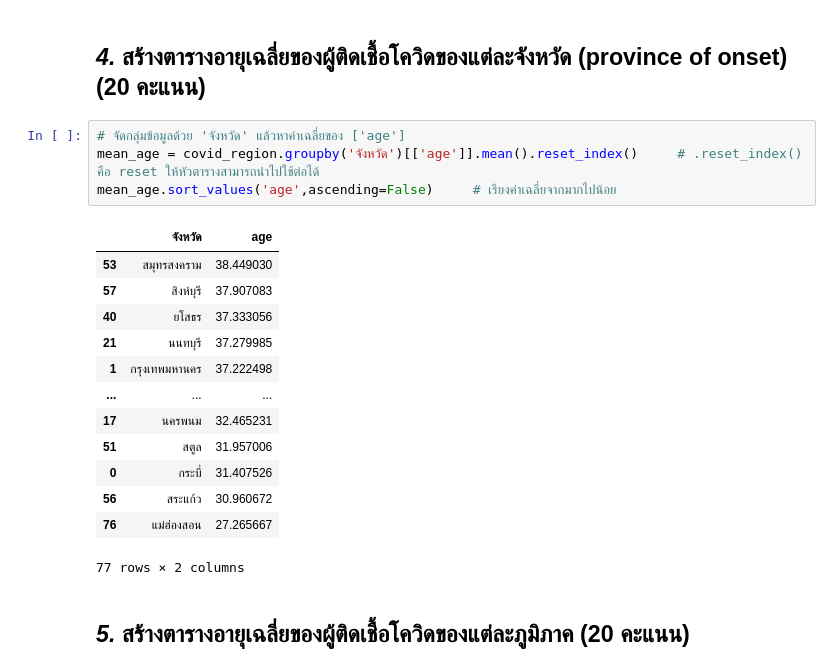
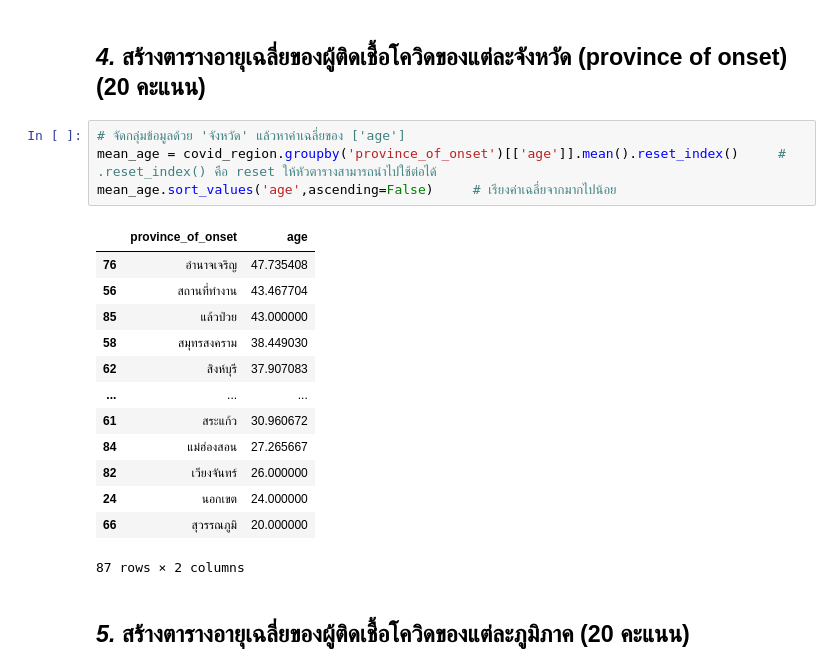
Before and after one commit to jittakorn-ch/data_viz_2022, a Jupyter notebook: BasicPython&DataViz_midterm2022.ipynb, the cells around one changed output. Cells and saved outputs as stored; diff of their text form.

```diff
--- a/BasicPython&DataViz_midterm2022.ipynb
+++ b/BasicPython&DataViz_midterm2022.ipynb
@@ -945,22 +945,22 @@ covid_region[covid_region['การท่องเที่ยว']=='ใต้
 ## *4.* สร้างตารางอายุเฉลี่ยของผู้ติดเชื้อโควิดของแต่ละจังหวัด (province of onset) (20 คะแนน)
 # %%
 # จัดกลุ่มข้อมูลด้วย 'จังหวัด' แล้วหาค่าเฉลี่ยของ ['age']
-mean_age = covid_region.groupby('จังหวัด')[['age']].mean().reset_index()     # .reset_index() คือ reset ให้หัวตารางสามารถนำไปใช้ต่อได้
+mean_age = covid_region.groupby('province_of_onset')[['age']].mean().reset_index()     # .reset_index() คือ reset ให้หัวตารางสามารถนำไปใช้ต่อได้
 mean_age.sort_values('age',ascending=False)     # เรียงค่าเฉลี่ยจากมากไปน้อย
 # %% [output]
-|  | จังหวัด | age |
-| 53 | สมุทรสงคราม | 38.449030 |
-| 57 | สิงห์บุรี | 37.907083 |
-| 40 | ยโสธร | 37.333056 |
-| 21 | นนทบุรี | 37.279985 |
-| 1 | กรุงเทพมหานคร | 37.222498 |
+|  | province_of_onset | age |
+| 76 | อํานาจเจริญ | 47.735408 |
+| 56 | สถานที่ทำงาน | 43.467704 |
+| 85 | แล้วป่วย | 43.000000 |
+| 58 | สมุทรสงคราม | 38.449030 |
+| 62 | สิงห์บุรี | 37.907083 |
 | ... | ... | ... |
-| 17 | นครพนม | 32.465231 |
-| 51 | สตูล | 31.957006 |
-| 0 | กระบี่ | 31.407526 |
-| 56 | สระแก้ว | 30.960672 |
-| 76 | แม่ฮ่องสอน | 27.265667 |
+| 61 | สระแก้ว | 30.960672 |
+| 84 | แม่ฮ่องสอน | 27.265667 |
+| 82 | เวียงจันทร์ | 26.000000 |
+| 24 | นอกเขต | 24.000000 |
+| 66 | สุวรรณภูมิ | 20.000000 |
-77 rows × 2 columns
+87 rows × 2 columns
 # %% [markdown]
 ## *5.* สร้างตารางอายุเฉลี่ยของผู้ติดเชื้อโควิดของแต่ละภูมิภาค (20 คะแนน)
 # %% [markdown]
```
